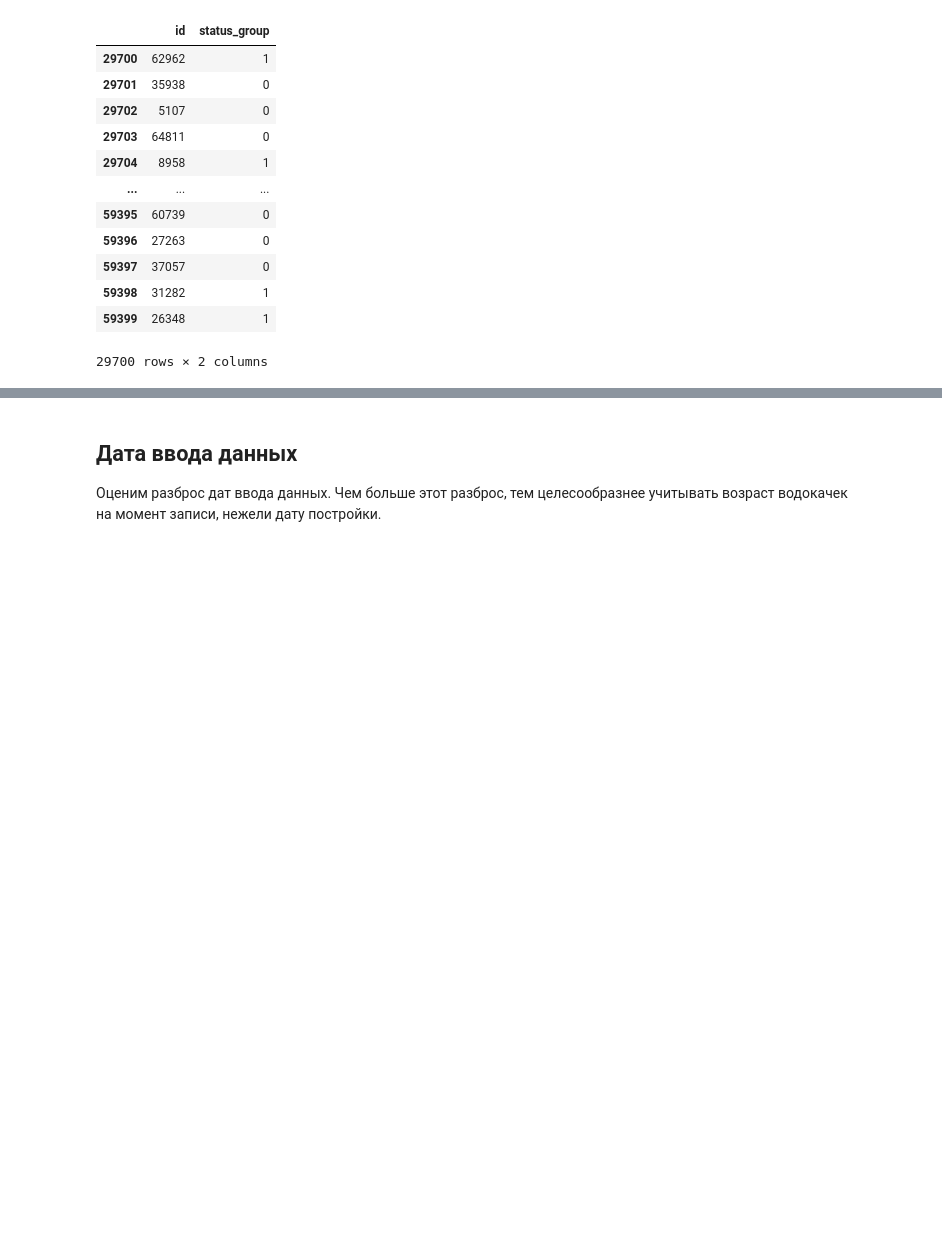
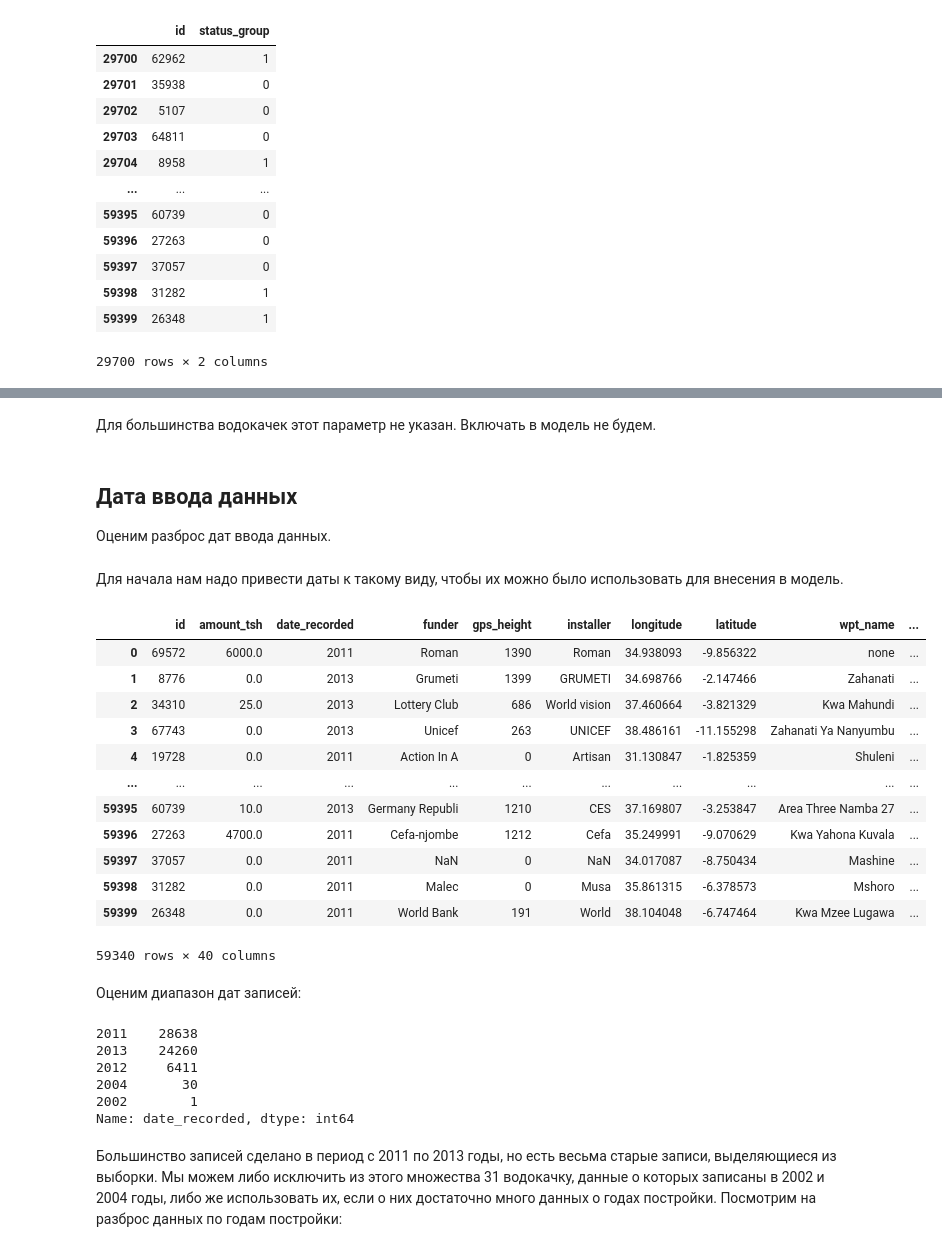
Before and after one commit to jzx81/MyContests, a Jupyter notebook: MyContest.ipynb, the cells around one changed output, grey strips where cells are left out. Saved outputs shown, nothing was run; the diff lists cells and outputs as text; code cells hidden in the pictures; blank space fills up the shorter version.

```diff
--- a/MyContest.ipynb
+++ b/MyContest.ipynb
@@ -386,3 +404,39 @@ DropTrainX
+# %% [markdown]
+Для большинства водокачек этот параметр не указан. Включать в модель не будем.
 # %% [markdown]
 ## Дата ввода данных
-Оценим разброс дат ввода данных. Чем больше этот разброс, тем целесообразнее учитывать возраст водокачек на момент записи, нежели дату постройки.
+Оценим разброс дат ввода данных.
+# %% [markdown]
+Для начала нам надо привести даты к такому виду, чтобы их можно было использовать для внесения в модель.
+# %%
+TrainingX['date_recorded'] = TrainingX['date_recorded'].map(lambda x: str(x)[:4])
+TrainingX['date_recorded'] = TrainingX['date_recorded'].astype(object).astype(int)
+TrainingX
+# %% [output]
+|  | id | amount_tsh | date_recorded | funder | gps_height | installer | longitude | latitude | wpt_name | ... |
+| 0 | 69572 | 6000.0 | 2011 | Roman | 1390 | Roman | 34.938093 | -9.856322 | none | ... |
+| 1 | 8776 | 0.0 | 2013 | Grumeti | 1399 | GRUMETI | 34.698766 | -2.147466 | Zahanati | ... |
+| 2 | 34310 | 25.0 | 2013 | Lottery Club | 686 | World vision | 37.460664 | -3.821329 | Kwa Mahundi | ... |
+| 3 | 67743 | 0.0 | 2013 | Unicef | 263 | UNICEF | 38.486161 | -11.155298 | Zahanati Ya Nanyumbu | ... |
+| 4 | 19728 | 0.0 | 2011 | Action In A | 0 | Artisan | 31.130847 | -1.825359 | Shuleni | ... |
+| ... | ... | ... | ... | ... | ... | ... | ... | ... | ... | ... |
+| 59395 | 60739 | 10.0 | 2013 | Germany Republi | 1210 | CES | 37.169807 | -3.253847 | Area Three Namba 27 | ... |
+| 59396 | 27263 | 4700.0 | 2011 | Cefa-njombe | 1212 | Cefa | 35.249991 | -9.070629 | Kwa Yahona Kuvala | ... |
+| 59397 | 37057 | 0.0 | 2011 | NaN | 0 | NaN | 34.017087 | -8.750434 | Mashine | ... |
+| 59398 | 31282 | 0.0 | 2011 | Malec | 0 | Musa | 35.861315 | -6.378573 | Mshoro | ... |
+| 59399 | 26348 | 0.0 | 2011 | World Bank | 191 | World | 38.104048 | -6.747464 | Kwa Mzee Lugawa | ... |
+59340 rows × 40 columns
+# %% [markdown]
+Оценим диапазон дат записей:
+# %%
+val = TrainingX['date_recorded'].value_counts()
+val
+# %% [output]
+2011    28638
+2013    24260
+2012     6411
+2004       30
+2002        1
+Name: date_recorded, dtype: int64
+# %% [markdown]
+Большинство записей сделано в период с 2011 по 2013 годы, но есть весьма старые записи, выделяющиеся из выборки. Мы можем либо исключить из этого множества 31 водокачку, данные о которых записаны в 2002 и 2004 годы, либо же использовать их, если о них достаточно много данных о годах постройки. Посмотрим на разброс данных по годам постройки:
```
Also changed, not shown: parts of 39 cells of this notebook.
